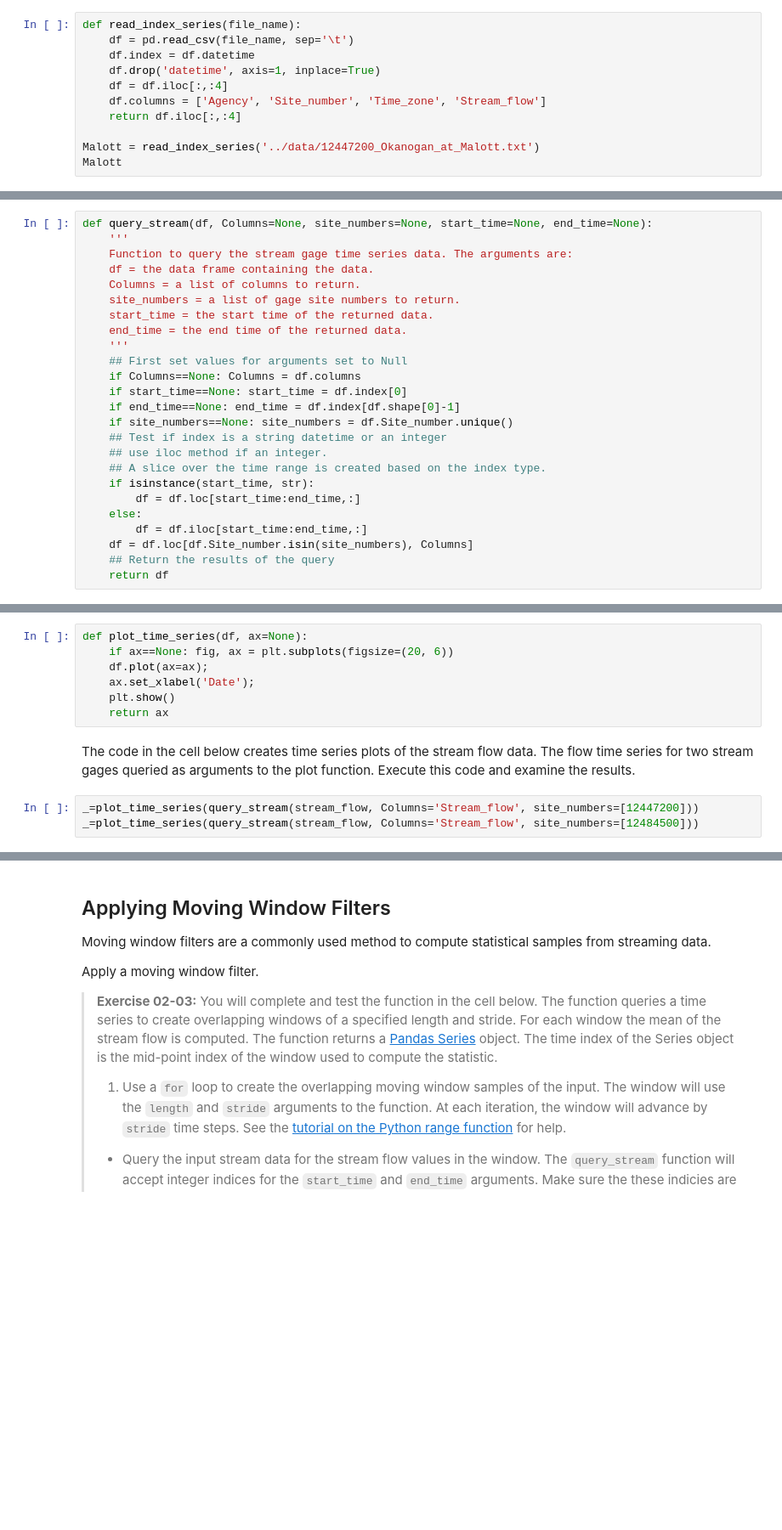
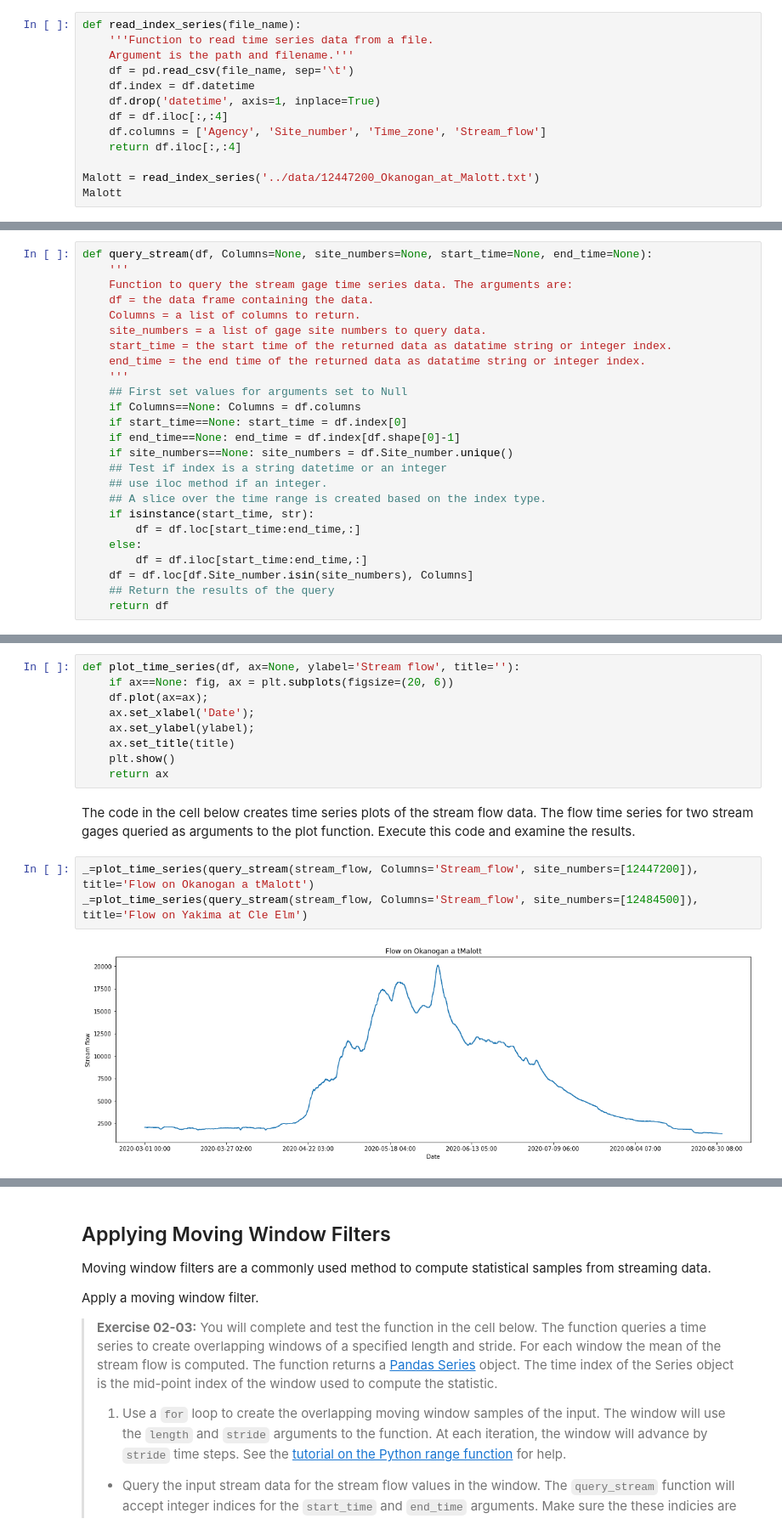
Before and after one commit to StephenElston/CSCI-E-108, a Jupyter notebook: notebooks/02_Streaming.ipynb, the cells around one changed output, grey strips where cells are left out. Shown at 85% size. Saved outputs shown, nothing was run; the diff lists cells and outputs as text; blank space fills up the shorter version.

```diff
--- a/notebooks/02_Streaming.ipynb
+++ b/notebooks/02_Streaming.ipynb
@@ -35,6 +40,8 @@ The code in the cell below does the following:
 Execute this code and examine the results.
 # %%
 def read_index_series(file_name):
+    '''Function to read time series data from a file.
+    Argument is the path and filename.'''
     df = pd.read_csv(file_name, sep='\t')
     df.index = df.datetime
     df.drop('datetime', axis=1, inplace=True)
@@ -66,9 +118,9 @@ def query_stream(df, Columns=None, site_numbers=None, start_time=None, end_time=
     Function to query the stream gage time series data. The arguments are:
     df = the data frame containing the data.
     Columns = a list of columns to return.
-    site_numbers = a list of gage site numbers to return.
-    start_time = the start time of the returned data.
-    end_time = the end time of the returned data.
+    site_numbers = a list of gage site numbers to query data.
+    start_time = the start time of the returned data as datatime string or integer index.
+    end_time = the end time of the returned data as datatime string or integer index.
     '''
     ## First set values for arguments set to Null
     if Columns==None: Columns = df.columns
@@ -104,14 +167,18 @@ Visualization is important tool in data exploration and discovery. Numerical str
 
 The function in the cell below creates a time series plot. The time index of the Pandas data frame is used to generate the x-axis values. Execute the code in this cell to load this function.
 # %%
-def plot_time_series(df, ax=None):
+def plot_time_series(df, ax=None, ylabel='Stream flow', title=''):
     if ax==None: fig, ax = plt.subplots(figsize=(20, 6))
     df.plot(ax=ax);
     ax.set_xlabel('Date');
+    ax.set_ylabel(ylabel);
+    ax.set_title(title)
     plt.show()
     return ax
 # %% [markdown]
 The code in the cell below creates time series plots of the stream flow data. The flow time series for two stream gages queried as arguments to the plot function. Execute this code and examine the results.
 # %%
-_=plot_time_series(query_stream(stream_flow, Columns='Stream_flow', site_numbers=[12447200]))
-_=plot_time_series(query_stream(stream_flow, Columns='Stream_flow', site_numbers=[12484500]))
+_=plot_time_series(query_stream(stream_flow, Columns='Stream_flow', site_numbers=[12447200]), title='Flow on Okanogan a tMalott')
+_=plot_time_series(query_stream(stream_flow, Columns='Stream_flow', site_numbers=[12484500]), title='Flow on Yakima at Cle Elm')
+# %% [output]
+[figure, added]
```
Also changed, not shown: parts of 67 cells of this notebook.
